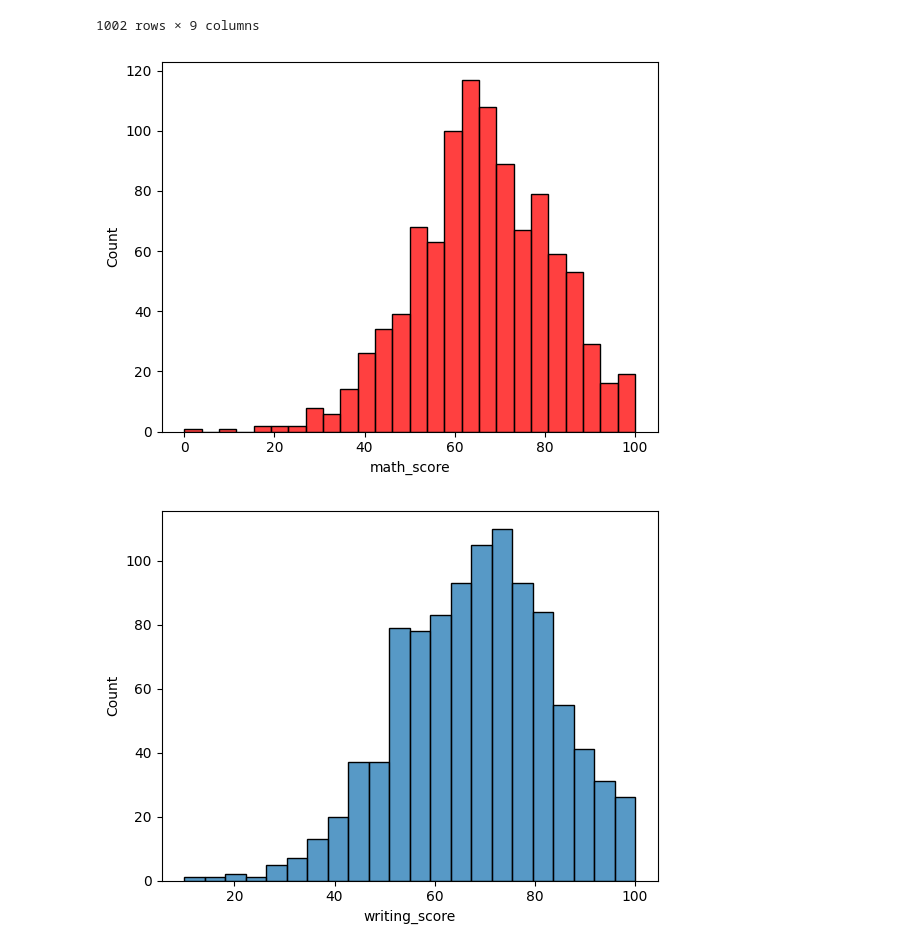
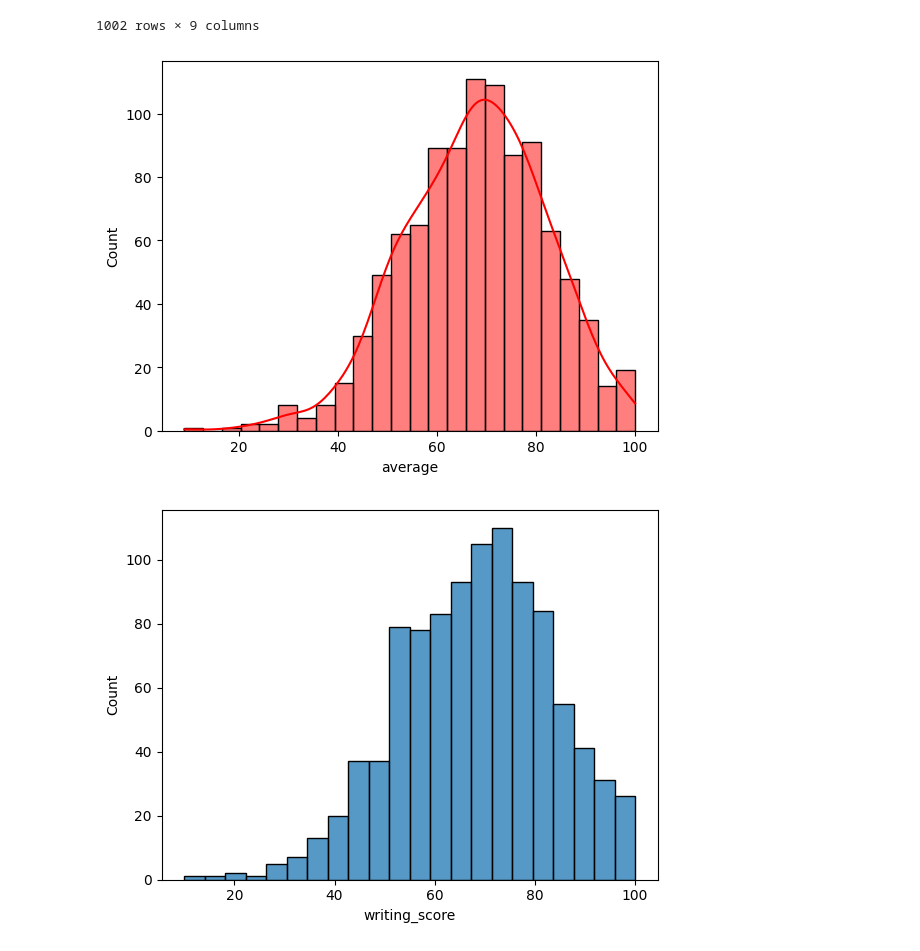
Before and after one commit to priyasonkar03/Basic_DataAnalyticsTask, a Jupyter notebook: research/main.ipynb, the cells around one changed output. Cells and saved outputs as stored; diff of their text form; code cells hidden in the pictures.

```diff
--- a/research/main.ipynb
+++ b/research/main.ipynb
@@ -203,10 +187,10 @@ df
 1002 rows × 9 columns
 # %%
 # 1, Create a single histogram with all scores
-sns.histplot(df["math_score"],color="r")
+sns.histplot(df["average"],kde=True, color="r")
 plt.show()
 # %% [output]
-[figure, old version]
+[figure, new version]
 # %%
 # 1, Create a single histogram with all scores
 sns.histplot(df["writing_score"])
```
Also changed, not shown: parts of 21 cells of this notebook, 3 other files.
